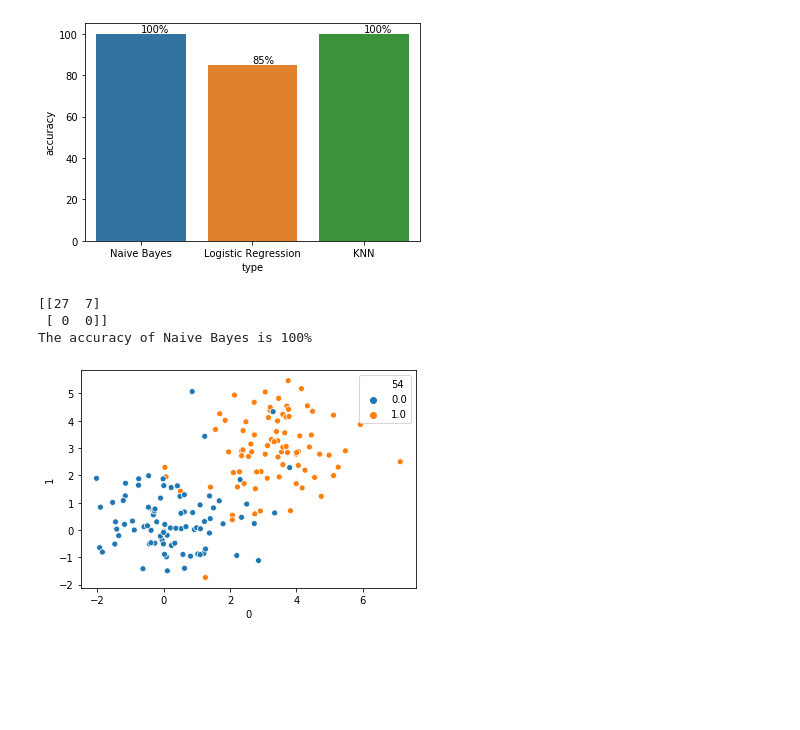
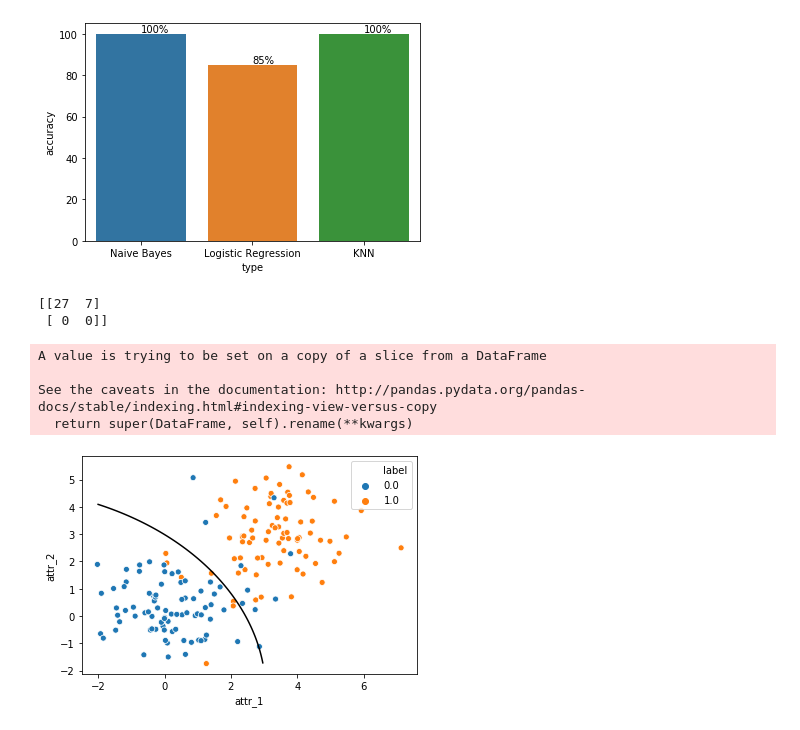
Before and after one commit to woodyzc/ISYE6740, a Jupyter notebook: HW4/homework4/Untitled.ipynb, the cells around one changed output. Drawn from its saved outputs; the diff is of its cells as text; code cells hidden in the pictures; blank space fills up the shorter version.

```diff
--- a/HW4/homework4/Untitled.ipynb
+++ b/HW4/homework4/Untitled.ipynb
@@ -72,25 +72,39 @@ plt.show()
 # %%
 # read in data
 data = pd.read_csv('q3.csv',header = None)
 data_sub = data.iloc[:,[0,1,-1]]
-data_sub.rename(columns={0:'attr_1',1:'attr_2',54:'label'})
+data_sub.rename(columns={0:'attr_1',1:'attr_2',54:'label'},inplace =True)
 # split original data to training and testing sets
 X_train, X_test, y_train, y_test = train_test_split(data.iloc[:,0:2], data.iloc[:,-1], test_size=0.2,shuffle=False)
 
 # navie bayes with GaussianNB
 bayes = GaussianNB()
 bayes.fit(X_train, y_train)
 prediction = bayes.predict(X_test)
-result = confusion_matrix(y_true=y_test, y_pred=prediction, labels=[0,1])
+result = confusion_matrix(y_true=y_test, y_pred=prediction)
 print (result)
-print ("The accuracy of Naive Bayes is 100%")
 
 
+xlim = (data_sub['attr_1'].min(), data_sub['attr_1'].max())
+ylim = (data_sub['attr_2'].min(), data_sub['attr_2'].max())
+xx, yy = np.meshgrid(np.linspace(xlim[0], xlim[1], 80),
+                     np.linspace(ylim[0], ylim[1], 80))
+Z = bayes.predict_proba(np.c_[xx.ravel(), yy.ravel()])
+Z = Z[:, 1].reshape(xx.shape)
 
-sns.scatterplot(x=0,y=1,hue=54,data=data.iloc[:,[0,1,-1]])
+p1 = sns.scatterplot(x='attr_1',y='attr_2',hue='label',data=data_sub)
+
+p1.contour(xx, yy, Z, [0.5], colors='k')
+
+p1.set_xlabel('attr_1')
+p1.set_ylabel('attr_2')
+
 plt.show()
 # %% [output]
 [[27  7]
  [ 0  0]]
-The accuracy of Naive Bayes is 100%
+A value is trying to be set on a copy of a slice from a DataFrame
+
+See the caveats in the documentation: http://pandas.pydata.org/pandas-docs/stable/indexing.html#indexing-view-versus-copy
+  return super(DataFrame, self).rename(**kwargs)
-[figure, old version]
+[figure, new version]
```
Also changed, not shown: parts of 5 cells of this notebook.
